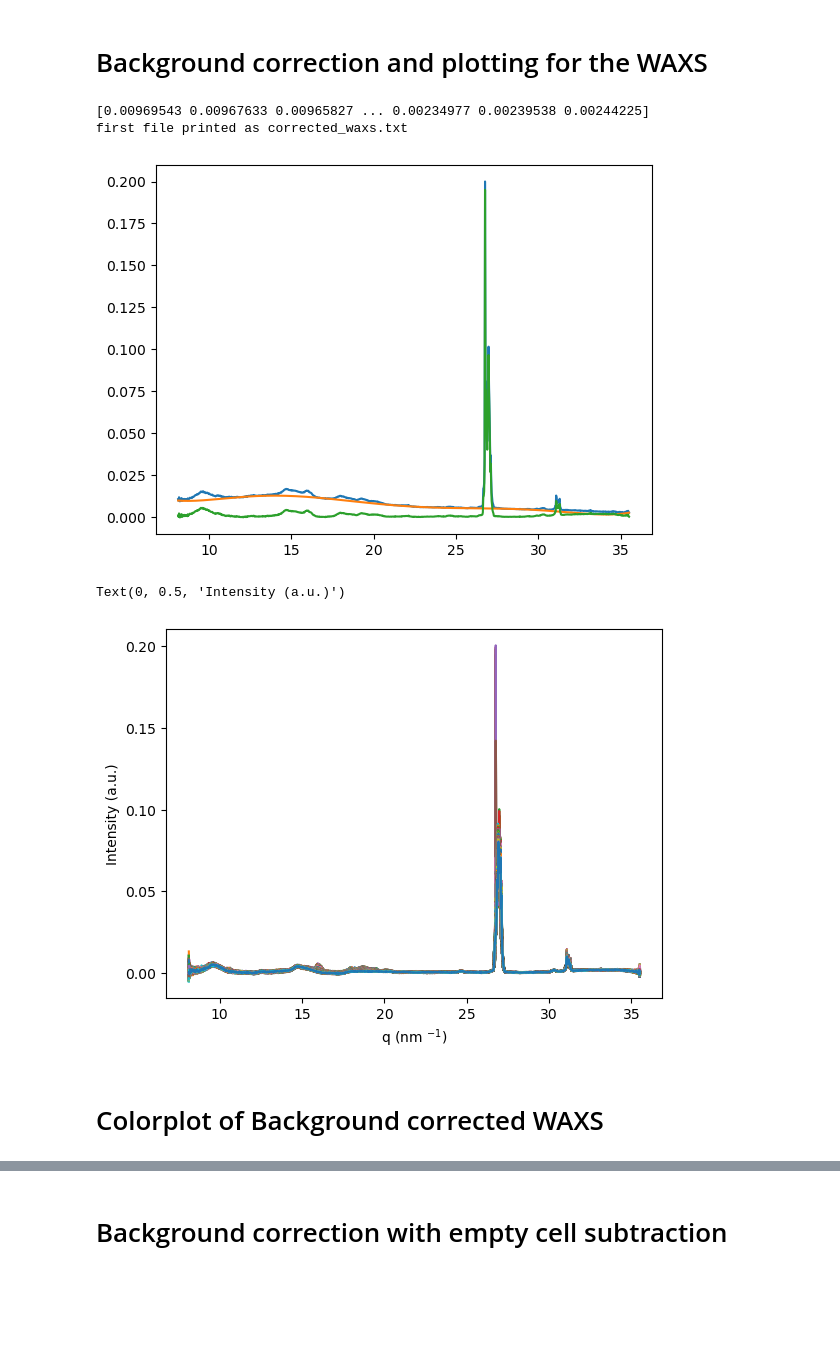
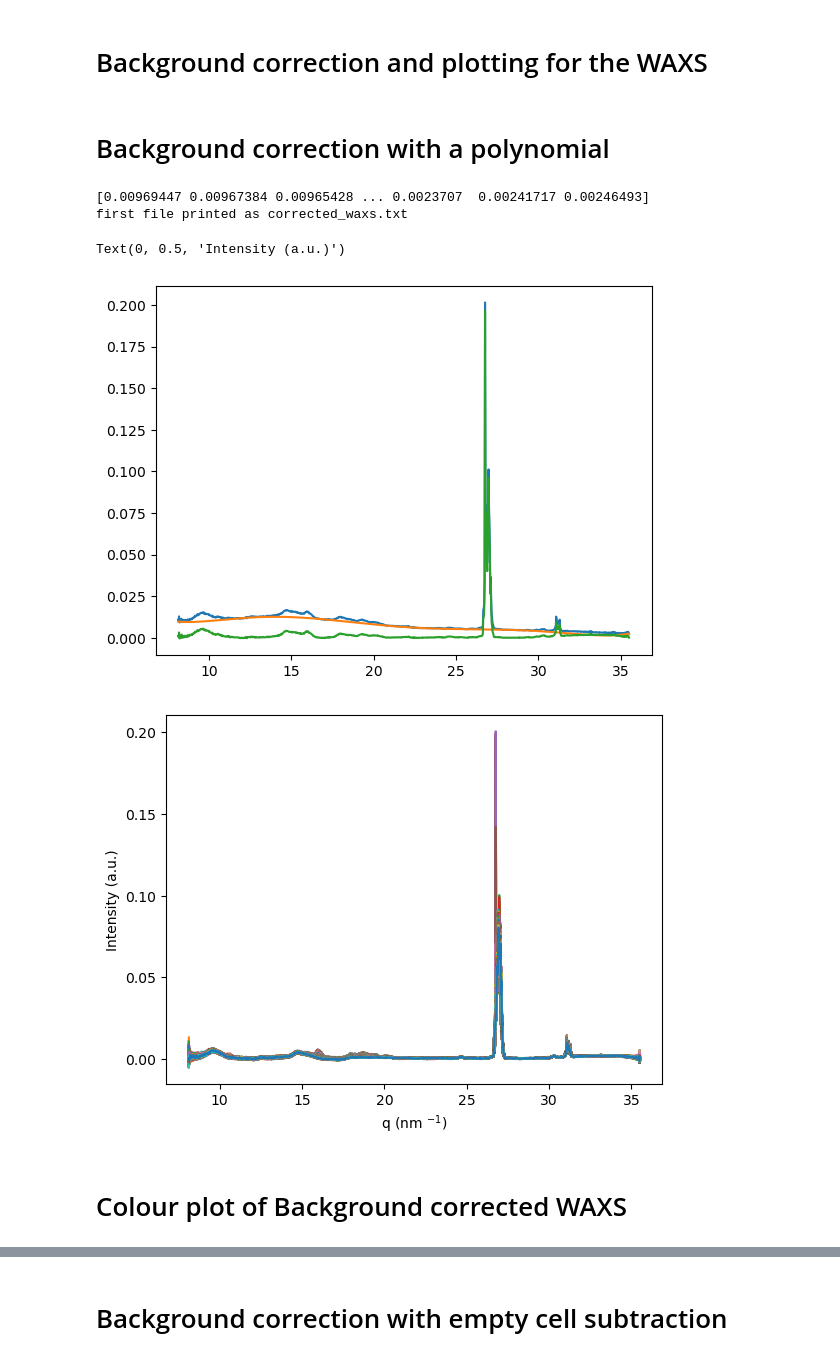
Before and after one commit to PronoyDutta/SAXS_WAXS, a Jupyter notebook: SAXS_WAXS_plotting.ipynb, the cells around one changed output, grey strips where cells are left out. Saved outputs shown, nothing was run; the diff lists cells and outputs as text; code cells hidden in the pictures; blank space fills up the shorter version.

```diff
--- a/SAXS_WAXS_plotting.ipynb
+++ b/SAXS_WAXS_plotting.ipynb
@@ -509,7 +382,7 @@ emptyCell_corrected_saxs_files = {}
 for ikey in file_dictionary:
     X_data = 10*file_dictionary[ikey].iloc[:,0] # multipled by 10 to convert from inverse Angstrom to inverse nanometer
     Y_data = file_dictionary[ikey].iloc[:,1]
-    modified_Y = Y_data - SAXS_background[1].iloc[:len(Y_data),1]
+    modified_Y = Y_data - SAXS_background.iloc[:len(Y_data),1]
     plt.plot(X_data, modified_Y)
     df = pd.DataFrame({'X_data': X_data, 'Modified_Y': modified_Y})
     emptyCell_corrected_saxs_files[ikey] = df
@@ -603,8 +476,8 @@ file_list_waxs = glob.glob('*_1_*.dat')
 #print(file_list)
 
 
-legend = {} #Dictionary for storing the comments from experiment data files to be used as legends later
-time_stamp = {} #Dictionary to store the time of file creation
+legend_waxs = {} #Dictionary for storing the comments from experiment data files to be used as legends later
+time_stamp_waxs = {} #Dictionary to store the time of file creation
 key = 0
 file_dictionary_waxs = {} # Dictionary for storing all the pandas data file
 
@@ -612,26 +485,9 @@ file_dictionary_waxs = {} # Dictionary for storing all the pandas data file
 
 for data_file in file_list_waxs:
     key += 1
-    data_storing = False
-    data_lines = []
-    with open(data_file, 'r') as file:
-        for line in file:
-            if 'q(A-1)' in line:
-                data_storing = True
-                continue
-#            if 'Comment' in line:
-#                legend[key] = line.split()[4]
-            if 'Date' in line:
-                time_stamp[key] = line.split()[2]
-            if data_storing:
-                data_lines.append(line.strip())
-    df= pd.DataFrame([line.split() for line in data_lines])
-    df= df.astype(float)
-    file_dictionary_waxs[key] = df
+    legend_waxs[key], time_stamp_waxs[key], file_dictionary_waxs[key] = read_data(data_file)
 
 print('Number of files:',key)
-# print(file_dictionary[1].head())
-# print(file_dictionary[250].head())
 # %% [output]
 Number of files: 1001
 # %% [markdown]
@@ -717,5 +573,7 @@ Text(0.5, 0, 'q (nm $^{-1}$)')
 # %% [markdown]
 # Background correction and plotting for the WAXS
+# %% [markdown]
+# Background correction with a polynomial
 # %%
 X_data = []
 Y_data = []
@@ -723,54 +581,57 @@ Y_data = []
 for files in range(1,4):
     if files == 1:
         X_data = 10*file_dictionary_waxs[files].iloc[:,0] # multipled by 10 to convert from inverse Angstrom to inverse nanometer
         Y_data = file_dictionary_waxs[files].iloc[:,1]
     else:
         x = 10*file_dictionary_waxs[files].iloc[:,0] # multipled by 10 to convert from inverse Angstrom to inverse nanometer
         y = file_dictionary_waxs[files].iloc[:,1]
         X_data += x
         Y_data += y
 
 for entries in range(len(X_data)):
     X_data[entries] = X_data[entries]/3
     Y_data[entries] = Y_data[entries]/3
 
 baseline_filter = Baseline(x_data = X_data)
 baseline = baseline_filter.modpoly(Y_data, poly_order= 6)[0]
 print(baseline)
 modified_Y = Y_data-baseline
 plt.plot(X_data, Y_data)
 plt.plot(X_data, baseline)
 plt.plot(X_data, modified_Y)
 
 output_filename = "corrected_waxs.txt"
 with open(output_filename, 'w') as f:
     for x,y in zip(X_data, modified_Y):
         f.write(f"{x}\t{y}\n")
 
 print(f"first file printed as {output_filename}")
+
+# Create background corrected WAXS dataframe
+
+plt.figure("After polynomial background correction")
+
+corrected_waxs_files = {}
+for ikey in file_dictionary_waxs:
+    X_data = 10*file_dictionary_waxs[ikey].iloc[:,0] # multipled by 10 to convert from inverse Angstrom to inverse nanometer
+    Y_data = file_dictionary_waxs[ikey].iloc[:,1]
+    modified_Y = Y_data - baseline
+    plt.plot(X_data, modified_Y)
+    df = pd.DataFrame({'X_data': X_data, 'Modified_Y': modified_Y})
+    corrected_waxs_files[ikey] = df
+
+#Setting graph attributes
+plt.xlabel('q (nm $^{-1}$)')
+plt.ylabel('Intensity (a.u.)')
+#print(corrected_waxs_files[1].head(30))
 # %% [output]
-[0.00969543 0.00967633 0.00965827 ... 0.00234977 0.00239538 0.00244225]
+[0.00969447 0.00967384 0.00965428 ... 0.0023707  0.00241717 0.00246493]
 first file printed as corrected_waxs.txt
+Text(0, 0.5, 'Intensity (a.u.)')
-[figure, old version]
+[figure, new version]
+[figure, added]
-# %%
-corrected_waxs_files = {}
-for ikey in file_dictionary_waxs:
-    X_data = 10*file_dictionary_waxs[ikey].iloc[:,0] # multipled by 10 to convert from inverse Angstrom to inverse nanometer
-    Y_data = file_dictionary_waxs[ikey].iloc[:,1]
-    modified_Y = Y_data - baseline
-    plt.plot(X_data, modified_Y)
-    df = pd.DataFrame({'X_data': X_data, 'Modified_Y': modified_Y})
-    corrected_waxs_files[ikey] = df
-
-#Setting graph attributes
-plt.xlabel('q (nm $^{-1}$)')
-plt.ylabel('Intensity (a.u.)')
-#print(corrected_waxs_files[1].head(30))
-# %% [output]
-Text(0, 0.5, 'Intensity (a.u.)')
-[figure, removed]
 # %% [markdown]
-# Colorplot of Background corrected WAXS
+# Colour plot of Background corrected WAXS
 # %%
 print(f'profile for cycle number: {starting_cycle} to {end_cycle}')
 plt.style.use('default')
```
Also changed, not shown: parts of 23 cells of this notebook.
